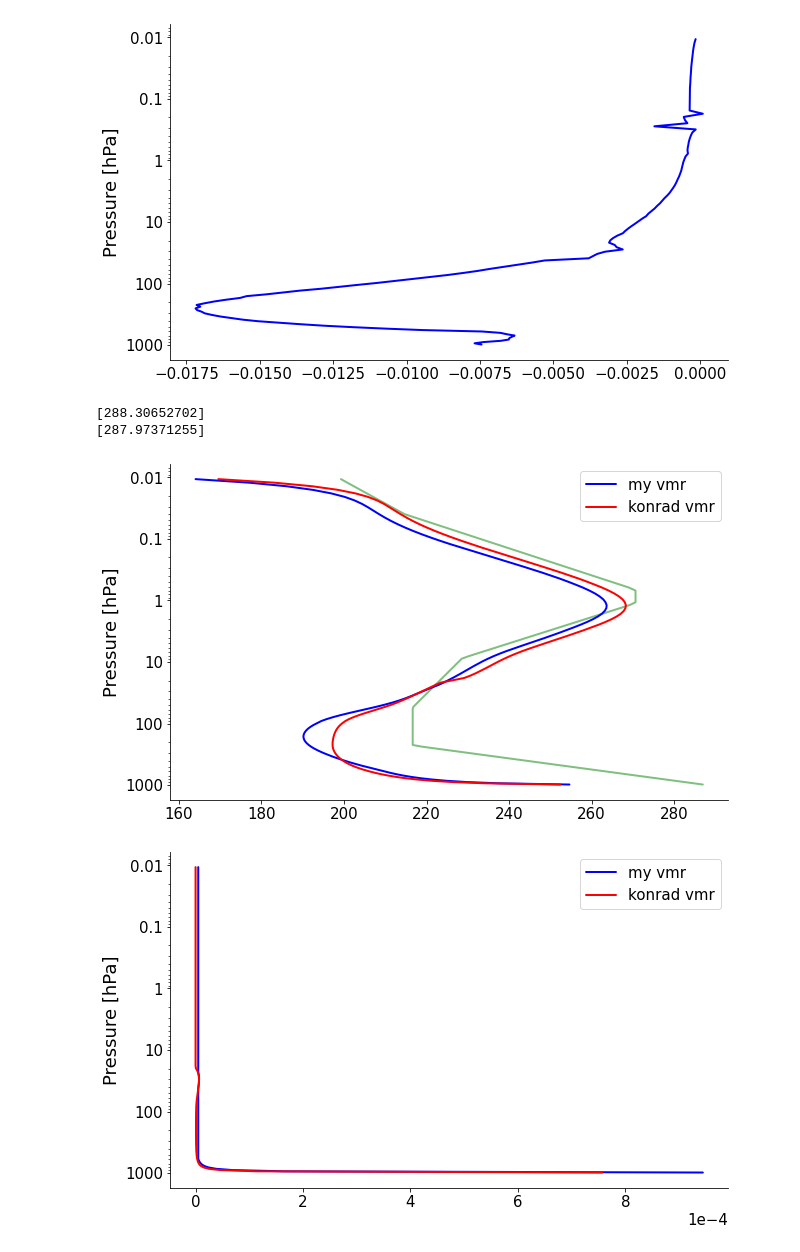
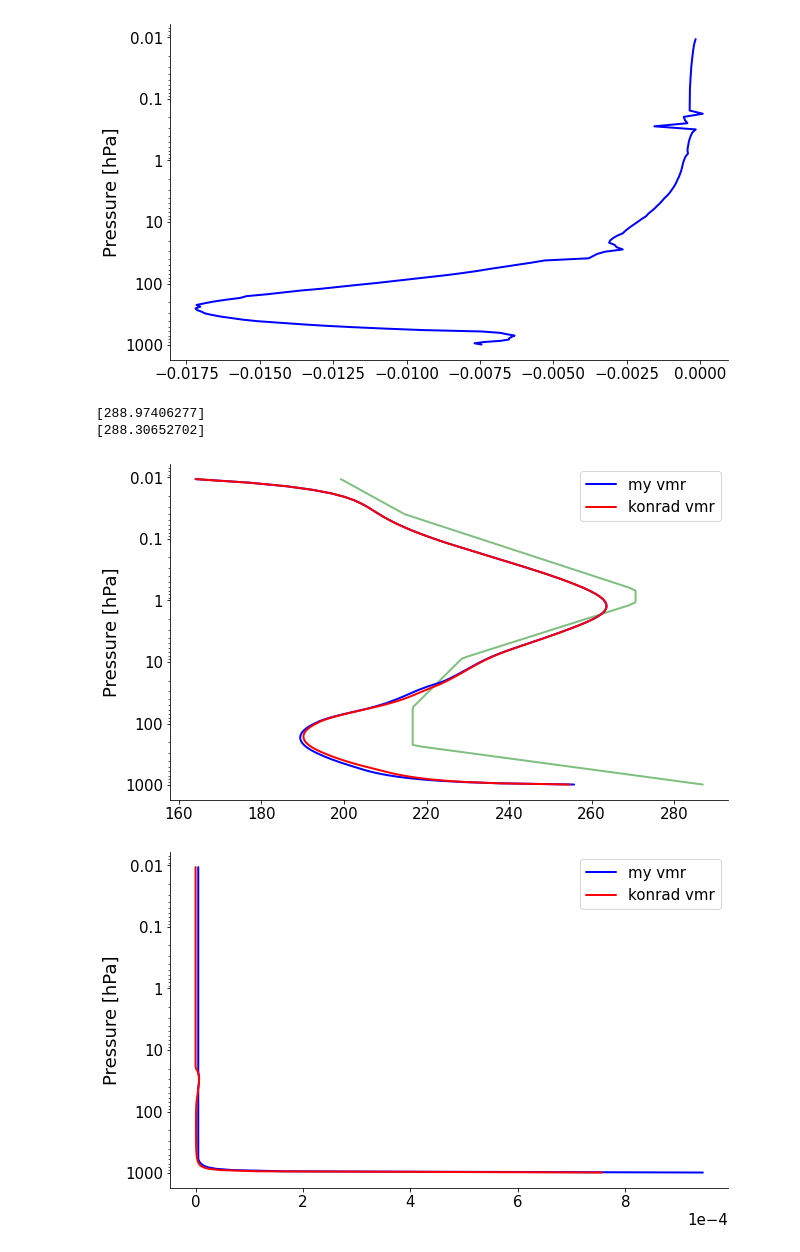
Before and after one commit to VayredaLluc/Master-s-theis, a Jupyter notebook: konrad_re_test.ipynb, the cells around one changed output. Cells and saved outputs as stored; diff of their text form; code cells hidden in the pictures.

```diff
--- a/konrad_re_test.ipynb
+++ b/konrad_re_test.ipynb
@@ -13,7 +13,7 @@ cp_air = 1000 #J kg-1 K-1
 g = 10 #m s-2
 Ra = 287 #J kg-1 K-1 air
 Rv = 461 #J kg-1 K-1 water vapor
-Lv = 2.3E6 #J kg-1
+Lv = 2.5E6 #J kg-1
 eps = Ra/Rv #dimensionless
 p_rad = 1E5 #Pa, reference pressure for absorption cross sections
 e_sat_ref = 610.94 #Pa, saturation water vapor pressure for Tref = 273.15 K
@@ -49,8 +49,8 @@ def rh_to_mmr(rh,T,p):
 
 def rh_to_vmr(rh,T,p):
     mixing_saturation = vmr_sat(T,p)
-#    mixing_ratio = np.maximum(5e-9,rh*mixing_saturation)
-    mixing_ratio = np.maximum(5e-6,konrad.physics.relative_humidity2vmr(RH,p,T))
+    mixing_ratio = np.maximum(5e-6,rh*mixing_saturation)
+#    mixing_ratio = np.maximum(5e-6,konrad.physics.relative_humidity2vmr(RH,p,T))
 #    mixing_ratio = konrad.physics.relative_humidity2vmr(RH,p,T)
 
     return mixing_ratio
@@ -58,7 +58,7 @@ def rh_to_vmr(rh,T,p):
 def vmr_to_rh(vmr,T,p):
     mixing_saturation = vmr_sat(T,p)
     relative_humidity = vmr/mixing_saturation
-    relative_humidity = konrad.physics.vmr2relative_humidity(vmr,p,T)
+#    relative_humidity = konrad.physics.vmr2relative_humidity(vmr,p,T)
 
     return relative_humidity
 
@@ -167,36 +167,36 @@ timestep = 0.5 #days
 
 
 for i in range(nsteps):
     radiation1.update_heatingrates(atmosphere = atmosphere1,surface = surface1,cloud=clearsky)
     atmosphere1['T'] += radiation1['net_htngrt'] * timestep
     net_rad_surface1 = (radiation1['lw_flxd'][0,0] + radiation1['sw_flxd'][0,0] -
                     (radiation1['lw_flxu'][0,0] + radiation1['sw_flxu'][0,0]))
     surface1['temperature'] += (net_rad_surface1 - surface1.heat_sink) * 60*60*24 * timestep / surface1.heat_capacity
     atmosphere1['H2O'][0] = rh_to_vmr(RH,atmosphere1['T'][0],atmosphere1['plev'])
 
     radiation2.update_heatingrates(atmosphere = atmosphere2,surface = surface2,cloud=clearsky)
     atmosphere2['T'] += radiation2['net_htngrt'] * timestep
     net_rad_surface2 = (radiation2['lw_flxd'][0,0] + radiation2['sw_flxd'][0,0] -
                     (radiation2['lw_flxu'][0,0] + radiation2['sw_flxu'][0,0]))
     surface2['temperature'] += (net_rad_surface2 - surface2.heat_sink) * 60*60*24 * timestep / surface2.heat_capacity
-    atmosphere2['H2O'][0] = np.maximum(5e-9,konrad.physics.relative_humidity2vmr(RH,atmosphere2['plev'],atmosphere2['T'][0]))
+    atmosphere2['H2O'][0] = np.maximum(5e-6,konrad.physics.relative_humidity2vmr(RH,atmosphere2['plev'],atmosphere2['T'][0]))
 
 
 
 
 print(surface1['temperature'])
 print(surface2['temperature'])
 
 plots.profile_p_log(atmosphere1['plev'],
                         atmosphere1['T'][0], color = 'blue', label = 'my vmr')
 plots.profile_p_log(atmosphere1['plev'],
                         atmosphere2['T'][0], color = 'red', label = 'konrad vmr')
 plt.legend()
 plt.show()
 # %% [output]
+[288.97406277]
 [288.30652702]
-[287.97371255]
-[figure, old version]
+[figure, new version]
 # %%
 fig, ax = plt.subplots()
 plots.profile_p_log(atmosphere1['plev'],
```
Also changed, not shown: 5 other files.
